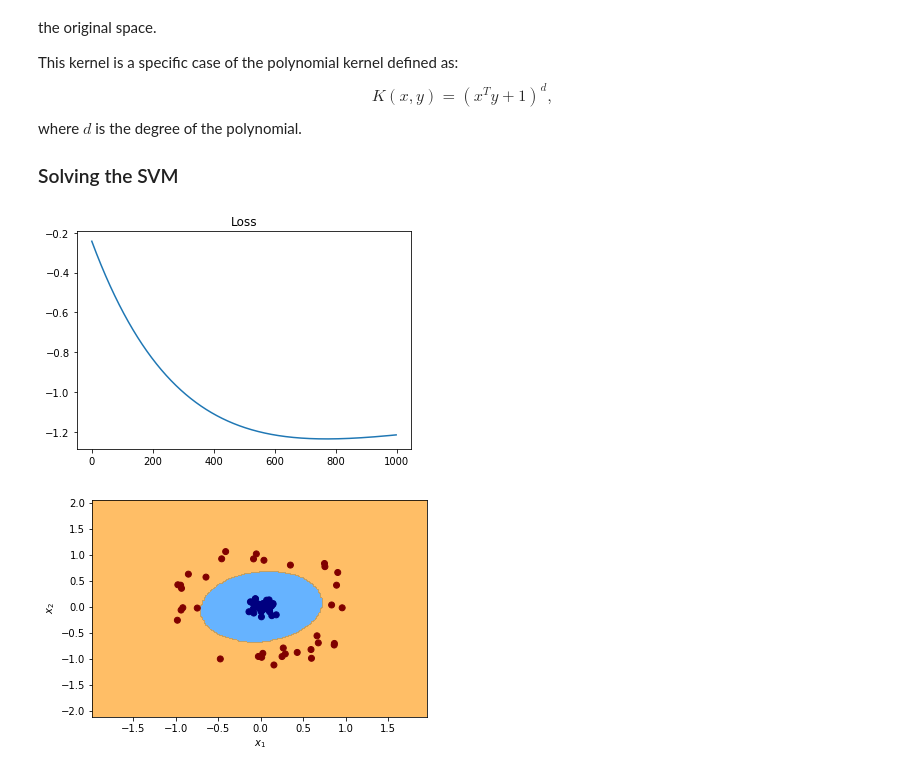
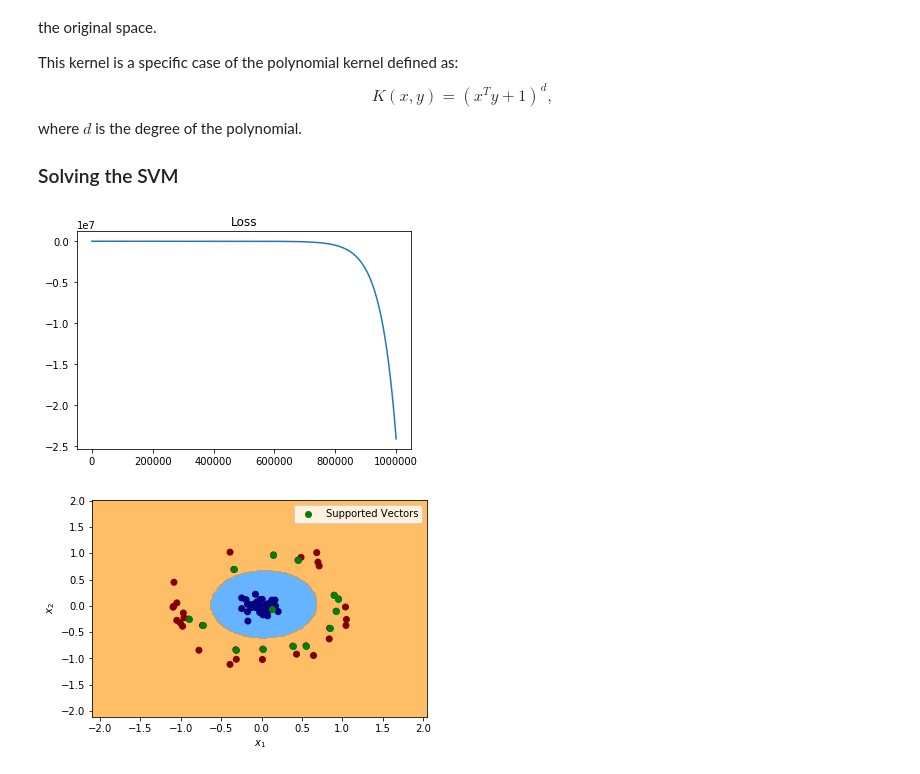
Before and after one commit to SergioAlvarezB/ml-numpy, a Jupyter notebook: notebooks/svm-kernels.ipynb, the cells around one changed output. Cells and saved outputs as stored; diff of their text form; code cells hidden in the pictures.

```diff
--- a/notebooks/svm-kernels.ipynb
+++ b/notebooks/svm-kernels.ipynb
@@ -99,21 +95,24 @@ where $d$ is the degree of the polynomial.
 
 ### Solving the SVM
 # %%
-quadratic_model = SVM(kernel='quadratic')
-loss = quadratic_model.fit(x_train, y_train, iterations=1000, learning_rate=0.01)
+quadratic_model = SVM(kernel='quadratic', C=1000000)
+loss = quadratic_model.fit(x_train, y_train, iterations=1000000, learning_rate=0.001)
 
 plt.plot(loss[1:])
 plt.title('Loss')
 plt.show();
 # %% [output]
-[figure, old version]
+[figure, new version]
 # %%
 ax = plot_decision_boundary(quadratic_model.predict,
                             x_range=[x_train[:, 0].min()-1, x_train[:, 0].max()+1],
                             y_range=[x_train[:, 1].min()-1, x_train[:, 1].max()+1])
 ax.scatter(x_train[:, 0], x_train[:, 1], c=y_train, cmap='jet')
+# Plot supported vectors
+ax.scatter(quadratic_model.supported_vectors[:, 0], quadratic_model.supported_vectors[:, 1], color='green', label='Supported Vectors')
+ax.legend()
 plt.xlabel('$x_1$')
 plt.ylabel('$x_2$')
 plt.show()
 # %% [output]
-[figure, old version]
+[figure, new version]
```
Also changed, not shown: parts of 13 cells of this notebook, 2 other files.
